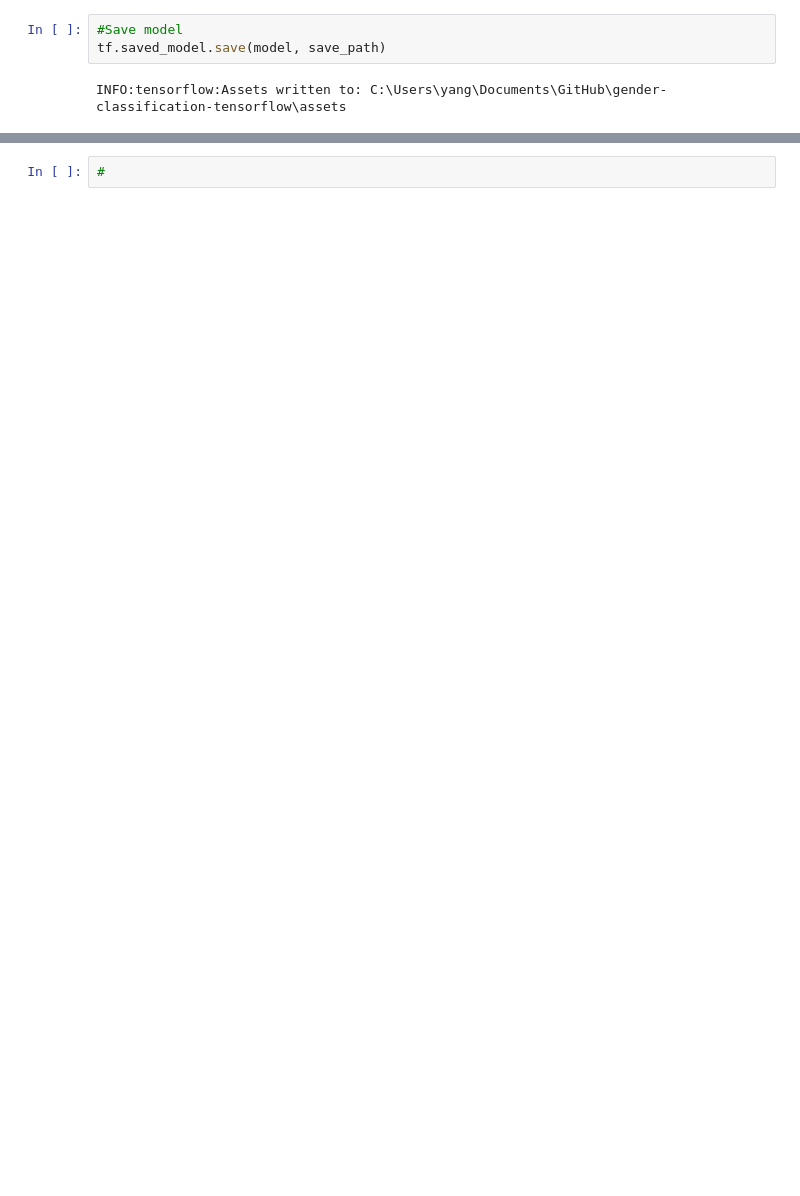
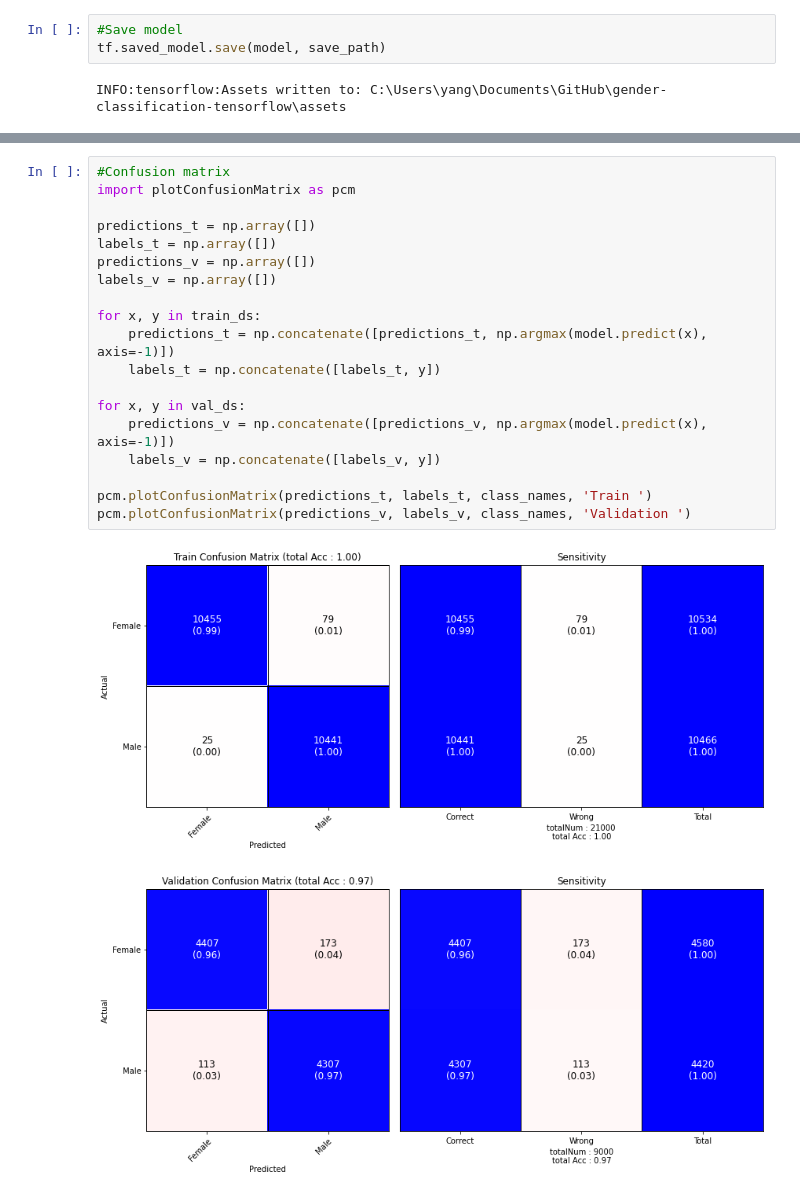
Before and after one commit to BackLever/gender-classification-tensorflow, a Jupyter notebook: gender-class-tf.ipynb, the cells around one changed output, grey strips where cells are left out. Saved outputs shown, nothing was run; the diff lists cells and outputs as text; blank space fills up the shorter version.

```diff
--- a/gender-class-tf.ipynb
+++ b/gender-class-tf.ipynb
@@ -224,2 +230,22 @@ plt.show()
-# %%
-#
+# %%
+#Confusion matrix
+import plotConfusionMatrix as pcm
+
+predictions_t = np.array([])
+labels_t = np.array([])
+predictions_v = np.array([])
+labels_v = np.array([])
+
+for x, y in train_ds:
+    predictions_t = np.concatenate([predictions_t, np.argmax(model.predict(x), axis=-1)])
+    labels_t = np.concatenate([labels_t, y])
+
+for x, y in val_ds:
+    predictions_v = np.concatenate([predictions_v, np.argmax(model.predict(x), axis=-1)])
+    labels_v = np.concatenate([labels_v, y])
+
+pcm.plotConfusionMatrix(predictions_t, labels_t, class_names, 'Train ')
+pcm.plotConfusionMatrix(predictions_v, labels_v, class_names, 'Validation ')
+# %% [output]
+[figure, added]
+[figure, added]
```
Also changed, not shown: parts of 10 cells of this notebook, 1 other file.
